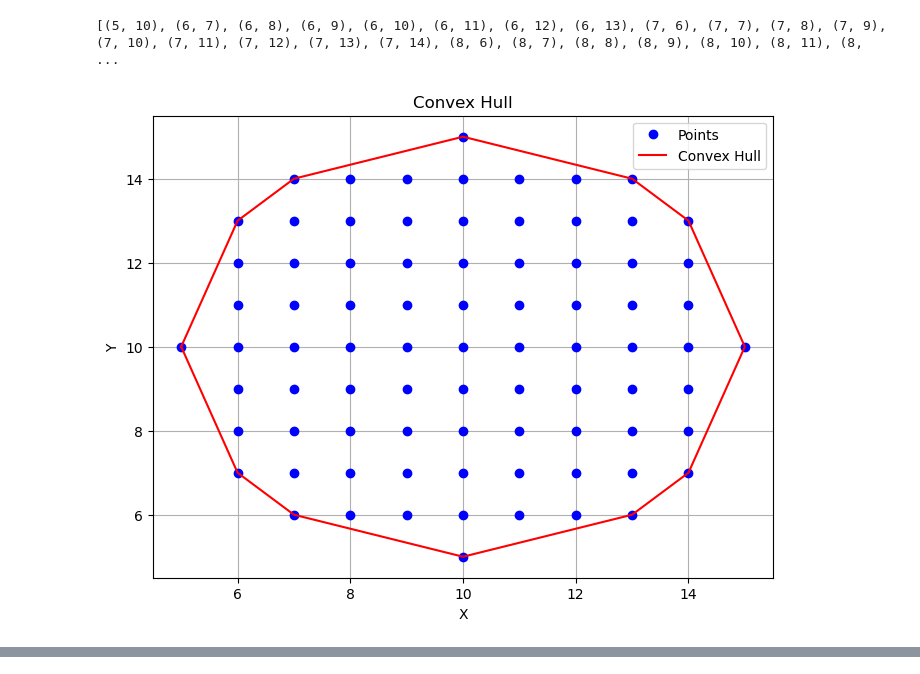
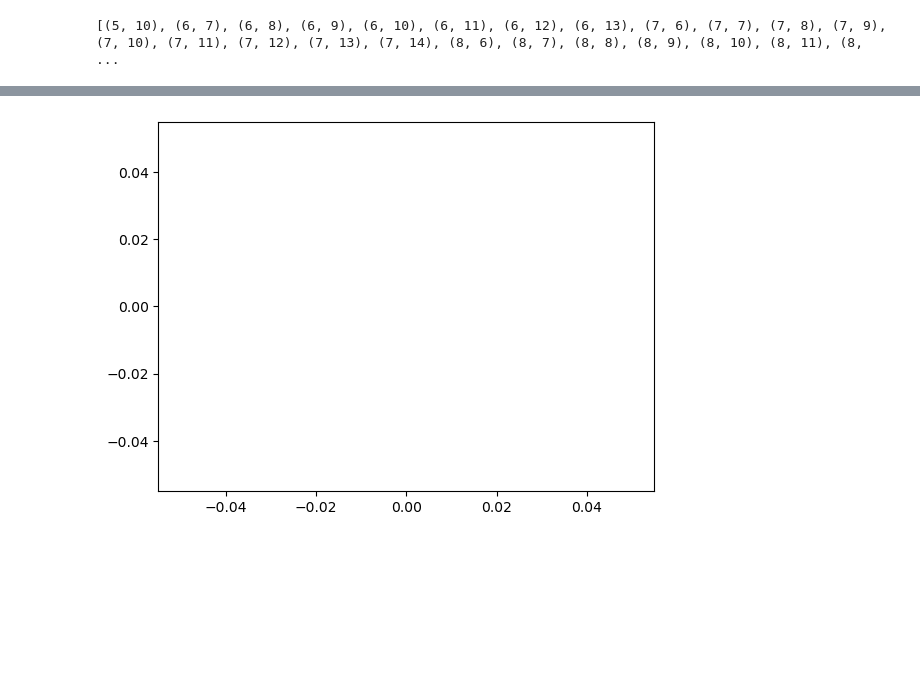
Before and after one commit to cornellev/Local_and_Global_Planning, a Jupyter notebook: local_sim/testing/convex_hull.ipynb, the cells around one changed output, grey strips where cells are left out. Saved outputs shown, nothing was run; the diff lists cells and outputs as text; code cells hidden in the pictures; blank space fills up the shorter version.

```diff
--- a/local_sim/testing/convex_hull.ipynb
+++ b/local_sim/testing/convex_hull.ipynb
@@ -86,14 +102,42 @@ def plot_points(points, convex_hull):
     # Plot points and convex hull
     plt.figure(figsize=(8, 6))
     plt.plot(points_x, points_y, 'bo', label='Points')
-    plt.plot(convex_hull_x + [convex_hull_x[0]], convex_hull_y + [convex_hull_y[0]], 'r-', label='Convex Hull')
+    try:
+        plt.plot(convex_hull_x + [convex_hull_x[0]], convex_hull_y + [convex_hull_y[0]], 'r-', label='Convex Hull')
+    except:
+        pass
     plt.title('Convex Hull')
     plt.xlabel('X')
     plt.ylabel('Y')
     plt.legend()
     plt.grid(True)
     plt.show()
-
-plot_points(points, points_hull)
-# %% [output]
-[figure, removed]
+# %%
+import numpy as np
+from matplotlib import pyplot as plt
+from matplotlib import animation
+from IPython.display import HTML
+
+# Create a figure and axis
+fig, ax = plt.subplots()
+
+# Create an empty plot object
+line, = ax.plot([], [], lw=2)
+
+# Define the initialization function
+def init():
+    line.set_data([], [])
+    return line,
+
+# Define the animation function
+def animate(i):
+    x = np.linspace(0, 2*np.pi, 100)
+    y = np.sin(x + 0.1 * i)
+    line.set_data(x, y)
+    return line,
+
+# Create the animation
+ani = FuncAnimation(fig, animate, init_func=init, frames=100, interval=50, blit=True)
+
+HTML(anim.to_jshtml())
+# %% [output]
@@ -99,0 +145 @@ plot_points(points, points_hull)
+[figure, added]
```
Also changed, not shown: parts of 2 cells of this notebook, 1 other file.
